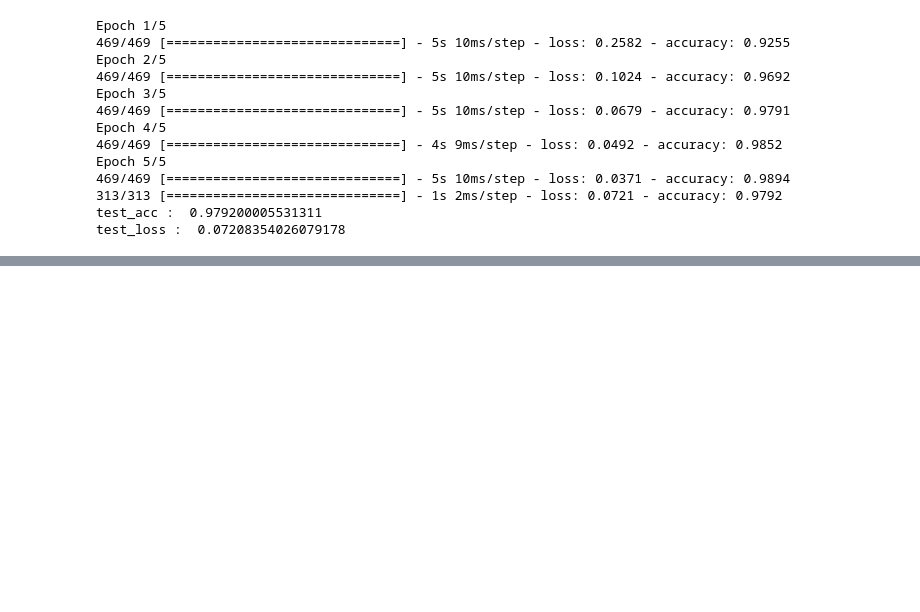
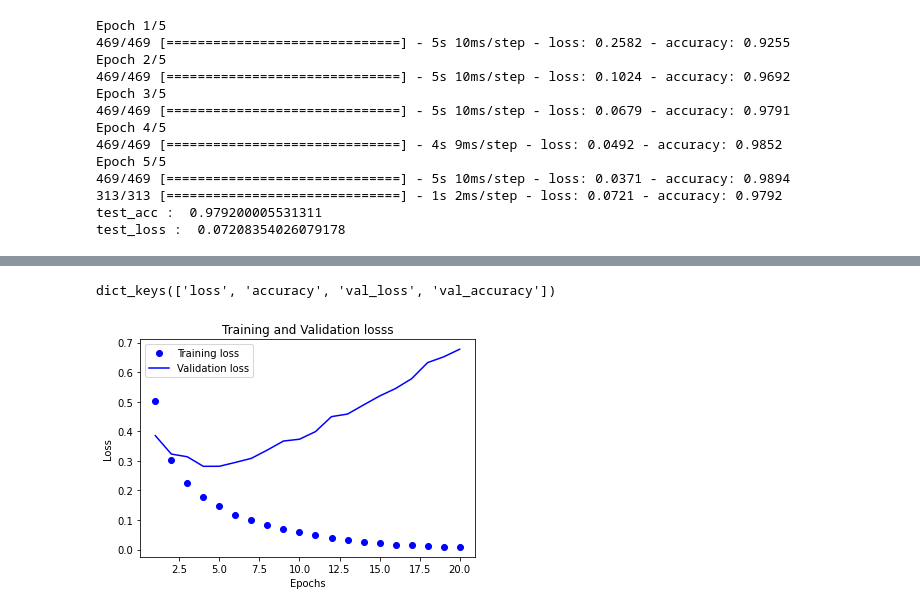
Before and after one commit to cabbi120101/TIL, a Jupyter notebook: ML/자습DL.ipynb, the cells around one changed output, grey strips where cells are left out. Drawn from its saved outputs; the diff is of its cells as text; code cells hidden in the pictures; blank space fills up the shorter version.

```diff
--- a/ML/자습DL.ipynb
+++ b/ML/자습DL.ipynb
@@ -121,0 +167,4 @@ test_loss :  0.07208354026079178
+# %%
+# 레이블을 float32 형으로 변한
+y_train = np.asarray(train_labels).astype('float32')
+y_test = np.asarray(test_labels).astype('float32')
@@ -121,0 +206,21 @@ test_loss :  0.07208354026079178
+# %%
+x_val = x_train[:10000]
+partial_x_train = x_train[10000:]
+
+y_val = y_train[:10000]
+partial_y_train = y_train[10000:]
+# %%
+# (3) 모델 실행(학습)
+# Matplotlib을 사용해 훈련과 검증 데이터에 대한 손실과 정확도를 시각화하기 위해
+# model.fit() 메서드 반환하는 History 객체 생성
+# 이 객체에는 훈련하는 동안 발생한 모든 정보를 가지고 있음
+# 딕셔너리 형태의 history 속성을 가지고 있음
+
+history = model.fit(partial_x_train,
+                   partial_y_train,
+                   epochs=20,
+                   batch_size=512,
+                   validation_data=(x_val, y_val))
+
+# loss, accuracy, val_loss,  val_accuracy
+# 훈련 손실, 훈련 정확도, 검증 손실, 검증 정확도
@@ -121,0 +245,10 @@ test_loss :  0.07208354026079178
+# %%
+# model.fit()이 반환한 history 속성 확인 (딕셔너리)
+history_dict = history.history
+history_dict.keys()
+
+# 훈련과 검증하는 동안 모니터링할 측정 지표 포함
+# loss, accuracy, val_loss,  val_accuracy
+# 훈련 손실, 훈련 정확도, 검증 손실, 검증 정확도
+# %% [output]
+dict_keys(['loss', 'accuracy', 'val_loss', 'val_accuracy'])
@@ -121,0 +257,20 @@ test_loss :  0.07208354026079178
+# %%
+acc = history.history['accuracy']
+val_acc = history.history['val_accuracy']
+loss = history.history['loss']
+val_loss = history.history['val_loss']
+
+epochs = range(1, len(acc) + 1)
+
+# 훈련 손실과 검증 손실 시각화
+plt.plot(epochs, loss, 'bo', label='Training loss')
+plt.plot(epochs, val_loss, 'b', label='Validation loss')
+
+plt.title('Training and Validation losss')
+plt.xlabel('Epochs')
+plt.ylabel('Loss')
+plt.legend()
+
+plt.show()
+# %% [output]
+[figure, added]
```
Also changed, not shown: parts of 11 cells of this notebook.
